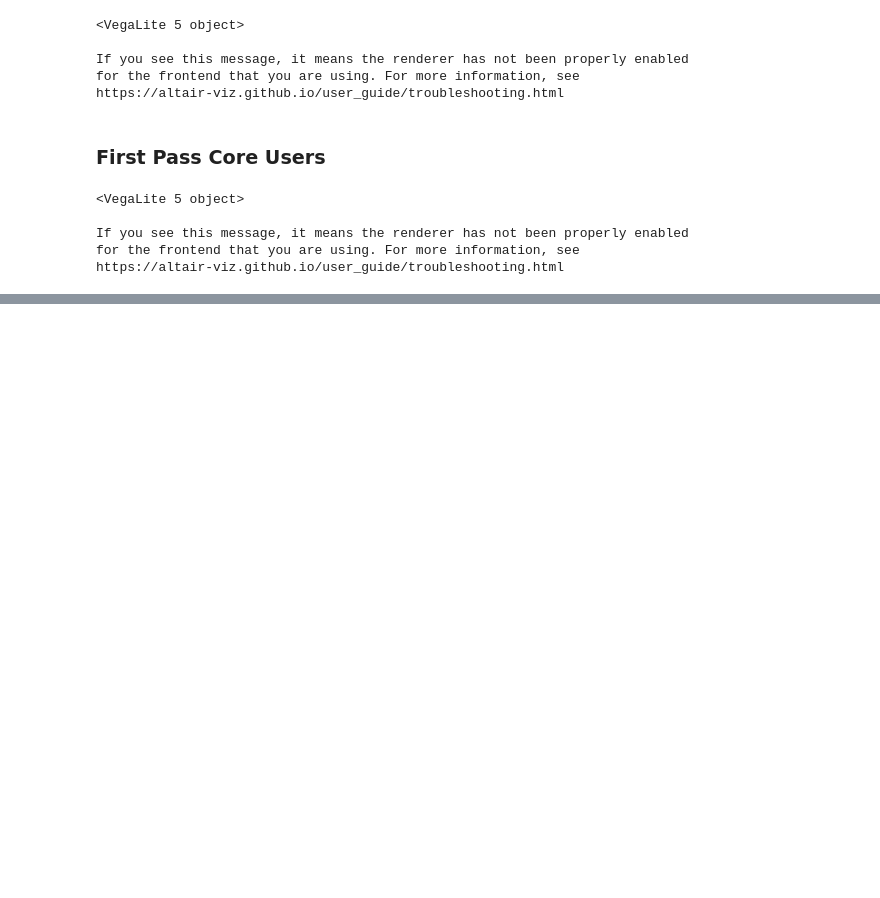
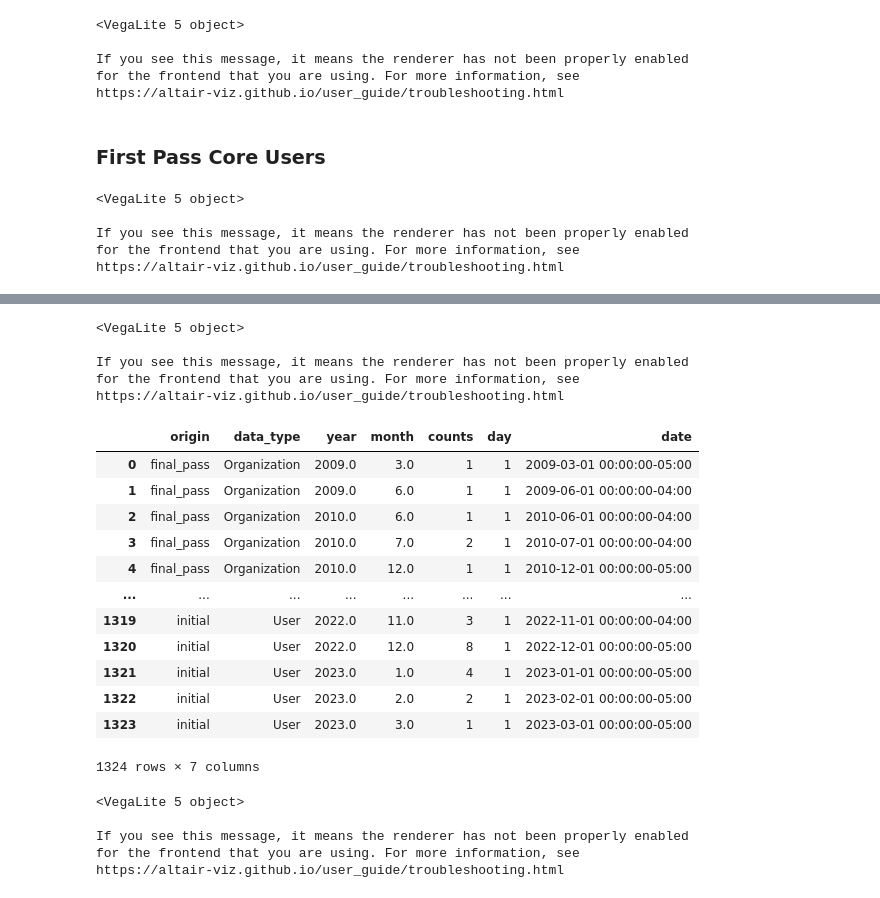
Before and after one commit to CodingDH/searching-for-DH, a Jupyter notebook: exploratory_data_analysis_notebooks/ExploreCoreMaterials.ipynb, the cells around one changed output, grey strips where cells are left out. Drawn from its saved outputs; the diff is of its cells as text; code cells hidden in the pictures; blank space fills up the shorter version.

```diff
--- a/exploratory_data_analysis_notebooks/ExploreCoreMaterials.ipynb
+++ b/exploratory_data_analysis_notebooks/ExploreCoreMaterials.ipynb
@@ -121,0 +130,4 @@ https://altair-viz.github.io/user_guide/troubleshooting.html
+# %%
+finalpass_core_users = pd.read_csv("../data/derived_files/finalpass_core_users.csv")
+finalpass_core_repos = pd.read_csv("../data/large_files/derived_files/finalpass_core_repos.csv")
+finalpass_core_orgs = pd.read_csv("../data/derived_files/finalpass_core_orgs.csv")
@@ -121,0 +148,16 @@ https://altair-viz.github.io/user_guide/troubleshooting.html
+# %%
+initial_core_users['origin'] = 'initial'
+first_pass_core_users['origin'] = 'first_pass'
+finalpass_core_users['origin'] = 'final_pass'
+
+initial_core_repos['origin'] = 'initial'
+first_pass_core_repos['origin'] = 'first_pass'
+finalpass_core_repos['origin'] = 'final_pass'
+
+initial_core_orgs['origin'] = 'initial'
+first_pass_core_orgs['origin'] = 'first_pass'
+finalpass_core_orgs['origin'] = 'final_pass'
+# %%
+core_users = pd.concat([initial_core_users, first_pass_core_users, finalpass_core_users])
+core_repos = pd.concat([initial_core_repos, first_pass_core_repos, finalpass_core_repos])
+core_orgs = pd.concat([initial_core_orgs, first_pass_core_orgs, finalpass_core_orgs])
@@ -121,0 +168,44 @@ https://altair-viz.github.io/user_guide/troubleshooting.html
+# %%
+combined_chart
+# %% [output]
+<VegaLite 5 object>
+
+If you see this message, it means the renderer has not been properly enabled
+for the frontend that you are using. For more information, see
+https://altair-viz.github.io/user_guide/troubleshooting.html
+# %%
+core_users['created_at'] = pd.to_datetime(core_users['created_at'], errors='coerce')
+core_orgs['created_at'] = pd.to_datetime(core_orgs['created_at'], errors='coerce')
+core_repos['created_at'] = pd.to_datetime(core_repos['created_at'], errors='coerce')
+core_users['data_type'] = 'User'
+core_orgs['data_type'] = 'Organization'
+core_repos['data_type'] = 'Repository'
+all_data = pd.concat([core_users[['data_type', 'created_at', 'id', 'origin']], core_orgs[['data_type', 'created_at', 'id', 'origin']], core_repos[['data_type', 'created_at', 'id', 'origin']]])
+all_data['total_counts'] = 0
+all_data.loc[all_data.data_type == 'User', 'total_counts'] = core_users.shape[0]
+all_data.loc[all_data.data_type == 'Organization', 'total_counts'] = core_orgs.shape[0]
+all_data.loc[all_data.data_type == 'Repository', 'total_counts'] = core_repos.shape[0]
+
+all_data['month'] = all_data['created_at'].dt.month
+all_data['year'] = all_data['created_at'].dt.year
+# all_data['day'] = all_data['created_at'].dt.day
+grouped_data = all_data.groupby(['origin', 'data_type', 'year', 'month']).size().reset_index(name='counts')
+grouped_data['day'] = 1
+grouped_data['date'] = pd.to_datetime(grouped_data[['year', 'month', 'day']])
+grouped_data.date = grouped_data.date.dt.tz_localize("America/New_York")
+# %%
+grouped_data
+# %% [output]
+|  | origin | data_type | year | month | counts | day | date |
+| 0 | final_pass | Organization | 2009.0 | 3.0 | 1 | 1 | 2009-03-01 00:00:00-05:00 |
+| 1 | final_pass | Organization | 2009.0 | 6.0 | 1 | 1 | 2009-06-01 00:00:00-04:00 |
+| 2 | final_pass | Organization | 2010.0 | 6.0 | 1 | 1 | 2010-06-01 00:00:00-04:00 |
+| 3 | final_pass | Organization | 2010.0 | 7.0 | 2 | 1 | 2010-07-01 00:00:00-04:00 |
+| 4 | final_pass | Organization | 2010.0 | 12.0 | 1 | 1 | 2010-12-01 00:00:00-05:00 |
+| ... | ... | ... | ... | ... | ... | ... | ... |
+| 1319 | initial | User | 2022.0 | 11.0 | 3 | 1 | 2022-11-01 00:00:00-04:00 |
+| 1320 | initial | User | 2022.0 | 12.0 | 8 | 1 | 2022-12-01 00:00:00-05:00 |
+| 1321 | initial | User | 2023.0 | 1.0 | 4 | 1 | 2023-01-01 00:00:00-05:00 |
+| 1322 | initial | User | 2023.0 | 2.0 | 2 | 1 | 2023-02-01 00:00:00-05:00 |
+| 1323 | initial | User | 2023.0 | 3.0 | 1 | 1 | 2023-03-01 00:00:00-05:00 |
+1324 rows × 7 columns
@@ -122,2 +227,10 @@ https://altair-viz.github.io/user_guide/troubleshooting.html
+# %%
+alt.vconcat(*charts).resolve_scale(y='independent', x='independent').properties(title="Number of Users, Organizations, and Repositories identified as DH, Created Over Time via All Three Methods, by Data Type")
+# %% [output]
+<VegaLite 5 object>
+
+If you see this message, it means the renderer has not been properly enabled
+for the frontend that you are using. For more information, see
+https://altair-viz.github.io/user_guide/troubleshooting.html
 # %%
 # save_chart(chart, '../outputs/number_of_users_orgs_repos_created_over_time.png', scale_factor=2)
```
Also changed, not shown: parts of 11 cells of this notebook, 4 other files.
